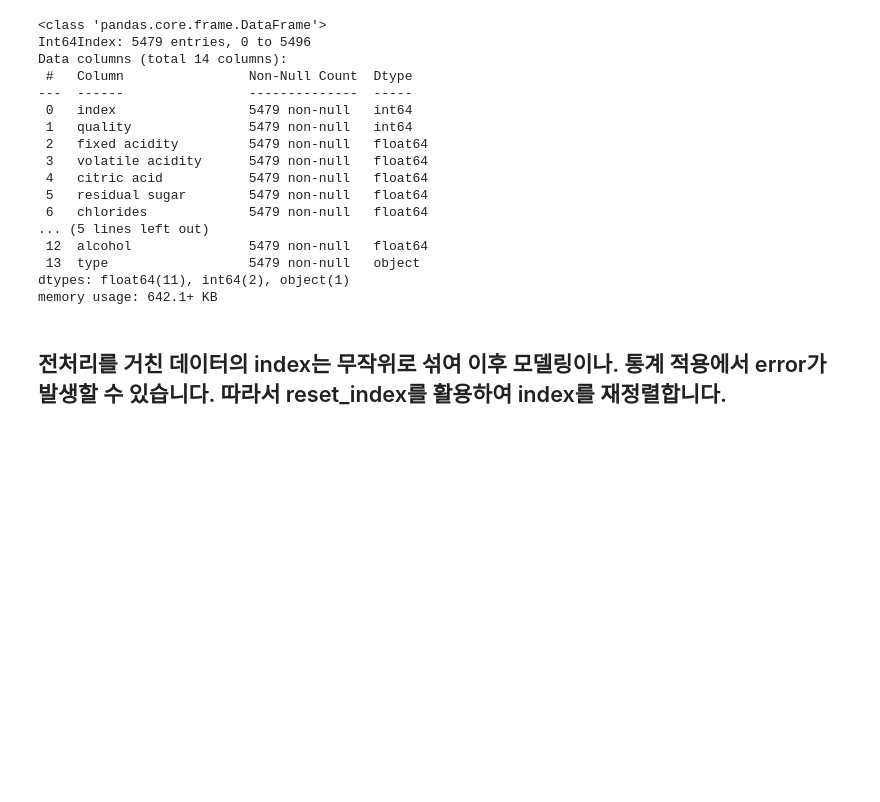
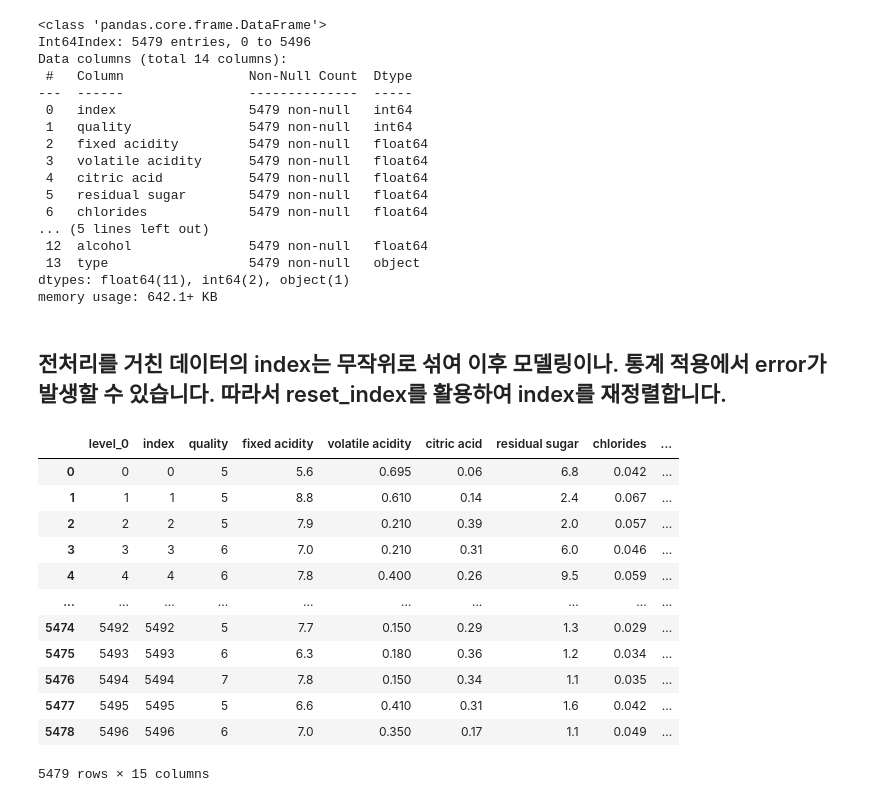
Before and after one commit to Insight-Sogang-Univ/insight-9th, a Jupyter notebook: code/dhshin98/session3/wine_데이터_데이터읽기_데이터전처리.ipynb, the cells around one changed output. Cells and saved outputs as stored; diff of their text form; code cells hidden in the pictures; blank space fills up the shorter version.

```diff
--- a/code/dhshin98/session3/wine_데이터_데이터읽기_데이터전처리.ipynb
+++ b/code/dhshin98/session3/wine_데이터_데이터읽기_데이터전처리.ipynb
@@ -120,0 +149,3 @@ train_del_sulphates= ************* #작성해보세요!
+# %%
+train_del_sulphates= df.dropna(subset=["sulphates"],how="any",axis=0) #작성해보세요!
+train_del_sulphates
@@ -163,2 +206,17 @@ axis=1은 각 행의 모든 열에 대해서 동작합니다.
+# %%
+# 3-1 null 값이 있는 column의 평균값을 구합니다!
+
+train_del_sulphates.isnull().sum()
+#citric acid, residual sugar ,chlorides, free sulfur dioxide, pH 에 대해 처리해줘야함
+avg_critic_acid = train_del_sulphates['citric acid'].astype("float").mean()
+avg_residual_sugar = train_del_sulphates['residual sugar'].astype("float").mean()
+avg_chlorides = train_del_sulphates['chlorides'].astype("float").mean()
+avg_free_sulfur_dioxide = train_del_sulphates['free sulfur dioxide'].astype("float").mean()
+avg_pH = train_del_sulphates['pH'].astype("float").mean()
 # %%
 #3-2 결측치가 있는 각 컬럼의 값을 3-1에서 구한 mean으로 대체합니다. fillna를 활용해보세요!
+train_del_sulphates['citric acid'].fillna(avg_critic_acid, inplace =True)
+train_del_sulphates['residual sugar'].fillna(avg_residual_sugar, inplace =True)
+train_del_sulphates['chlorides'].fillna(avg_chlorides, inplace =True)
+train_del_sulphates['free sulfur dioxide'].fillna(avg_free_sulfur_dioxide, inplace =True)
+train_del_sulphates['pH'].fillna(avg_pH, inplace =True)
@@ -202,3 +265,19 @@ dtypes: float64(11), int64(2), object(1)
 memory usage: 642.1+ KB
 # %% [markdown]
 ## 전처리를 거친 데이터의 index는 무작위로 섞여 이후 모델링이나. 통계 적용에서 error가 발생할 수 있습니다. 따라서 reset_index를 활용하여 index를 재정렬합니다.
+# %%
+train_del_sulphates.reset_index()
+# %% [output]
+|  | level_0 | index | quality | fixed acidity | volatile acidity | citric acid | residual sugar | chlorides | ... |
+| 0 | 0 | 0 | 5 | 5.6 | 0.695 | 0.06 | 6.8 | 0.042 | ... |
+| 1 | 1 | 1 | 5 | 8.8 | 0.610 | 0.14 | 2.4 | 0.067 | ... |
+| 2 | 2 | 2 | 5 | 7.9 | 0.210 | 0.39 | 2.0 | 0.057 | ... |
+| 3 | 3 | 3 | 6 | 7.0 | 0.210 | 0.31 | 6.0 | 0.046 | ... |
+| 4 | 4 | 4 | 6 | 7.8 | 0.400 | 0.26 | 9.5 | 0.059 | ... |
+| ... | ... | ... | ... | ... | ... | ... | ... | ... | ... |
+| 5474 | 5492 | 5492 | 5 | 7.7 | 0.150 | 0.29 | 1.3 | 0.029 | ... |
+| 5475 | 5493 | 5493 | 6 | 6.3 | 0.180 | 0.36 | 1.2 | 0.034 | ... |
+| 5476 | 5494 | 5494 | 7 | 7.8 | 0.150 | 0.34 | 1.1 | 0.035 | ... |
+| 5477 | 5495 | 5495 | 5 | 6.6 | 0.410 | 0.31 | 1.6 | 0.042 | ... |
+| 5478 | 5496 | 5496 | 6 | 7.0 | 0.350 | 0.17 | 1.1 | 0.049 | ... |
+5479 rows × 15 columns
```
Also changed, not shown: parts of 14 cells of this notebook.
